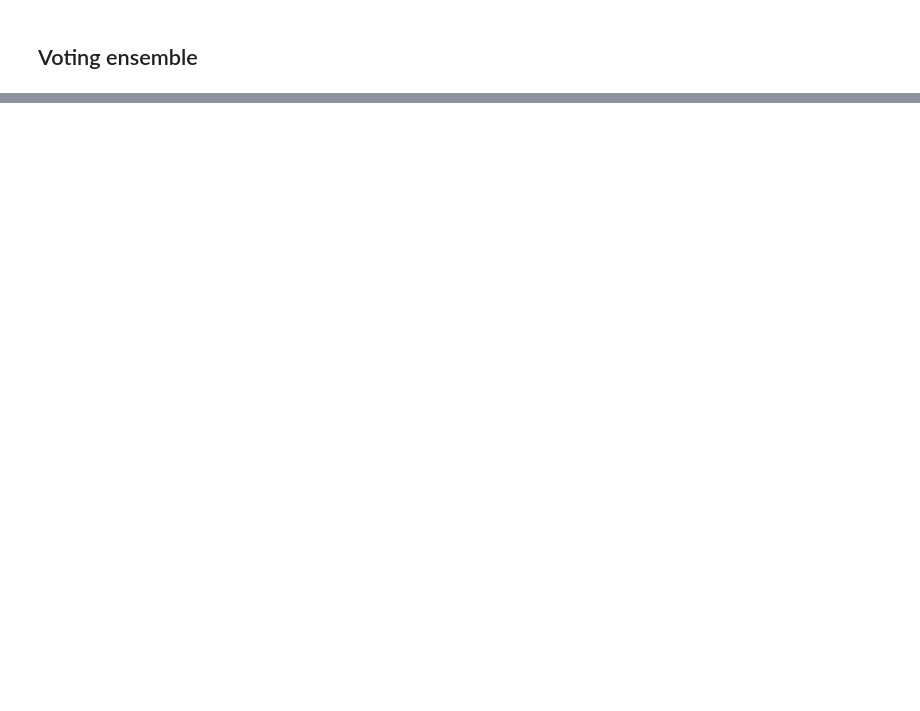
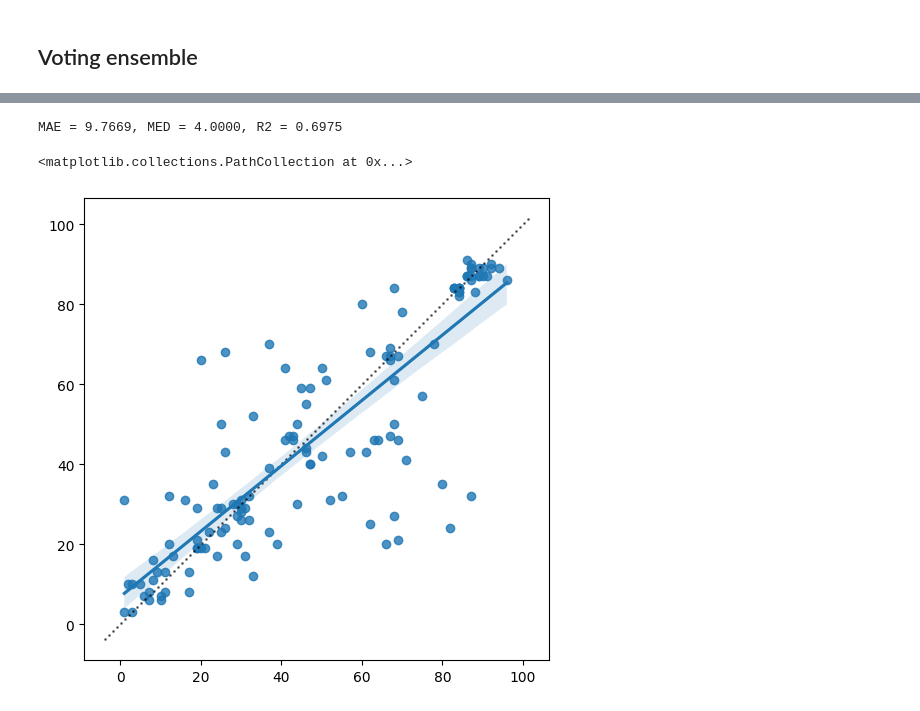
Before and after one commit to Bala-A87/CS6024-Age-prediction, a Jupyter notebook: code/modeling_ensembles.ipynb, the cells around one changed output, grey strips where cells are left out. Drawn from its saved outputs; the diff is of its cells as text; code cells hidden in the pictures; blank space fills up the shorter version.

```diff
--- a/code/modeling_ensembles.ipynb
+++ b/code/modeling_ensembles.ipynb
@@ -78,0 +153,15 @@ plt.scatter(np.arange(xmin, xmax+1), np.arange(xmin, xmax+1), c='black', s=1, al
+# %%
+mae_val = mae(true_labels, pred_labels)
+med_val = med(true_labels, pred_labels)
+r2_val = r2(true_labels, pred_labels)
+print(f'MAE = {mae_val:.4f}, MED = {med_val:.4f}, R2 = {r2_val:.4f}')
+# %% [output]
+MAE = 9.7669, MED = 4.0000, R2 = 0.6975
+# %%
+plt.figure(figsize=(6, 6))
+regplot(x=true_labels, y=pred_labels)
+xmin, xmax = plt.xlim()
+plt.scatter(np.arange(xmin, xmax+1), np.arange(xmin, xmax+1), c='black', s=1, alpha=0.5)
+# %% [output]
+<matplotlib.collections.PathCollection at 0x...>
+[figure, added]
```
Also changed, not shown: parts of 5 cells of this notebook.
